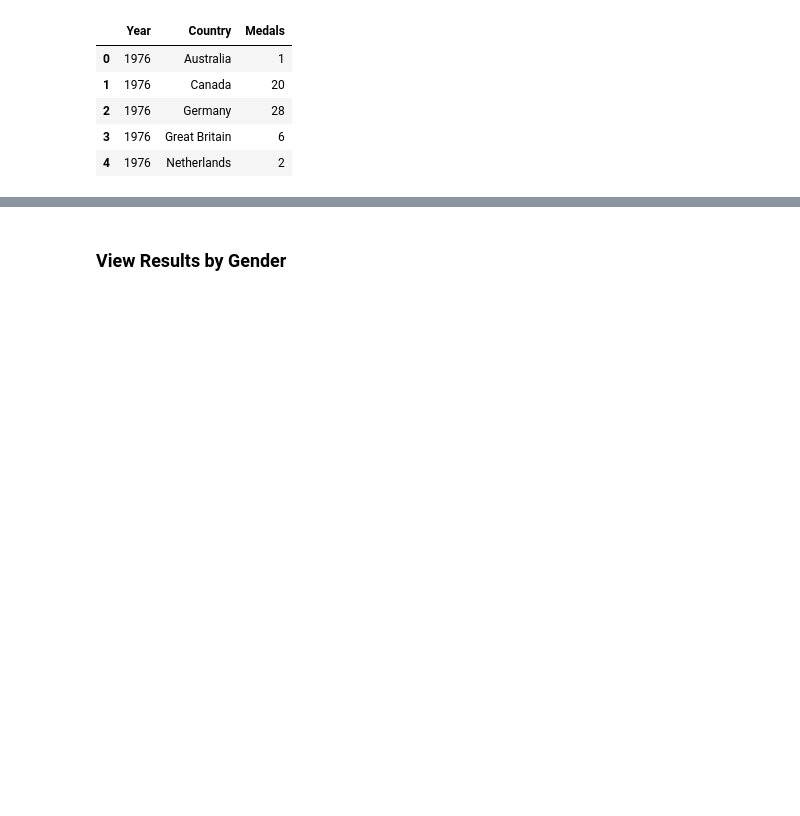
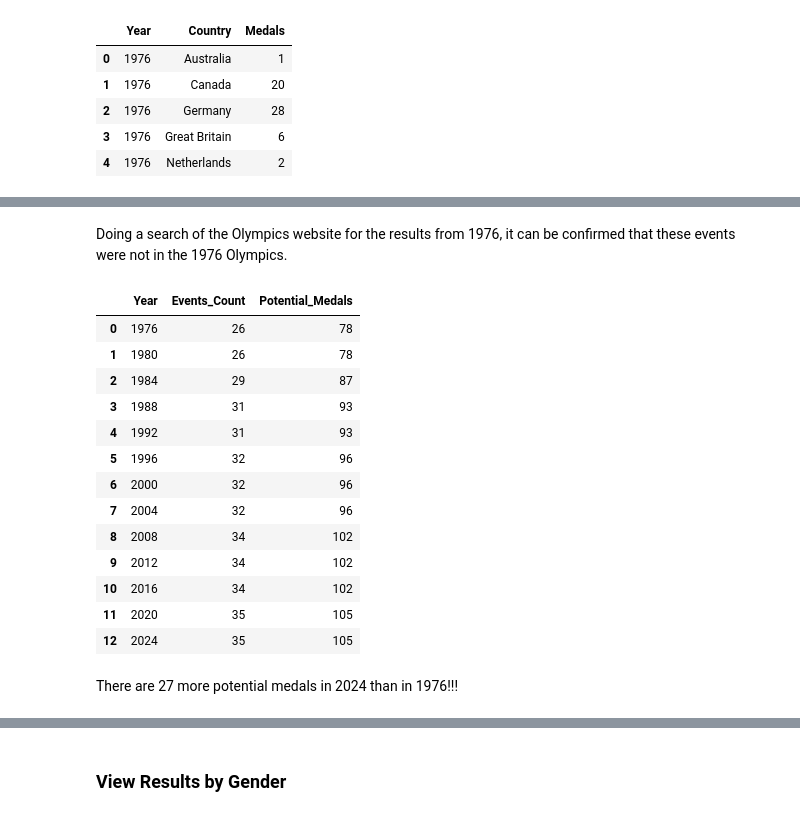
Before and after one commit to dagartga/olympics-data-project, a Jupyter notebook: olympics_data_project/notebooks/olympics_swimming_eda.ipynb, the cells around one changed output, grey strips where cells are left out. Drawn from its saved outputs; the diff is of its cells as text; code cells hidden in the pictures; blank space fills up the shorter version.

```diff
--- a/olympics_data_project/notebooks/olympics_swimming_eda.ipynb
+++ b/olympics_data_project/notebooks/olympics_swimming_eda.ipynb
@@ -149,0 +211,23 @@ plt.show()
+# %% [markdown]
+Doing a search of the Olympics website for the results from 1976, it can be confirmed that these events were not in the 1976 Olympics.
+# %%
+# create a number of potential medals column
+n_events_df['Potential_Medals'] = n_events_df['Events_Count'] * 3
+n_events_df
+# %% [output]
+|  | Year | Events_Count | Potential_Medals |
+| 0 | 1976 | 26 | 78 |
+| 1 | 1980 | 26 | 78 |
+| 2 | 1984 | 29 | 87 |
+| 3 | 1988 | 31 | 93 |
+| 4 | 1992 | 31 | 93 |
+| 5 | 1996 | 32 | 96 |
+| 6 | 2000 | 32 | 96 |
+| 7 | 2004 | 32 | 96 |
+| 8 | 2008 | 34 | 102 |
+| 9 | 2012 | 34 | 102 |
+| 10 | 2016 | 34 | 102 |
+| 11 | 2020 | 35 | 105 |
+| 12 | 2024 | 35 | 105 |
+# %% [markdown]
+There are 27 more potential medals in 2024 than in 1976!!!
```
Also changed, not shown: parts of 16 cells of this notebook.
